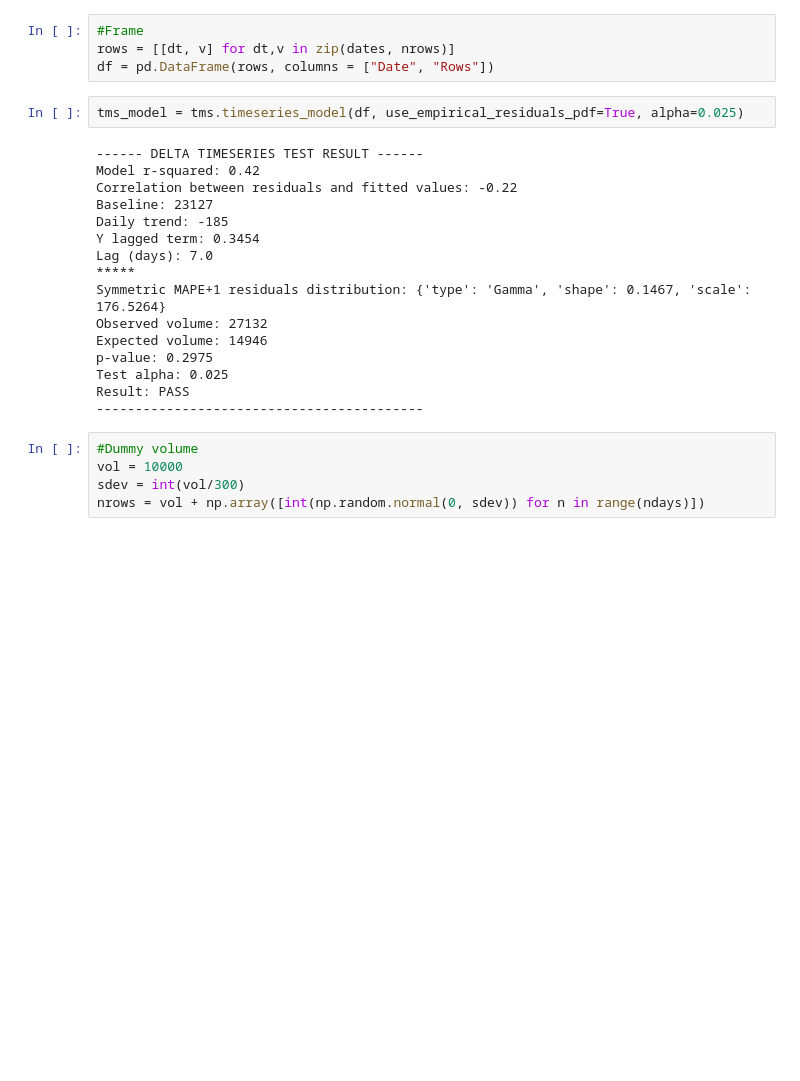
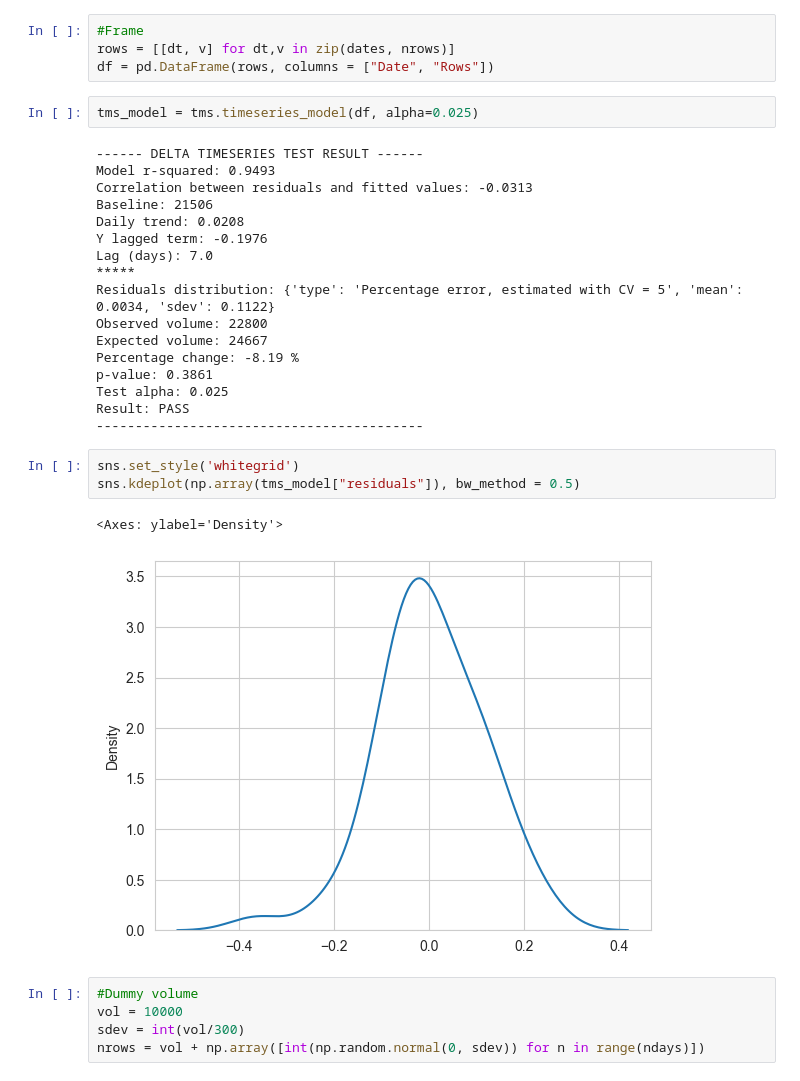
Before and after one commit to c-Stats/delta_test_bnc, a Jupyter notebook: notebooks/dev_notebook.ipynb, the cells around one changed output. Cells and saved outputs as stored; diff of their text form; blank space fills up the shorter version.

Commit message:
weighted last squares

```diff
--- a/notebooks/dev_notebook.ipynb
+++ b/notebooks/dev_notebook.ipynb
@@ -73,23 +81,30 @@ plt.plot(np.flip(nrows))
 rows = [[dt, v] for dt,v in zip(dates, nrows)]
 df = pd.DataFrame(rows, columns = ["Date", "Rows"])
 # %%
-tms_model = tms.timeseries_model(df, use_empirical_residuals_pdf=True, alpha=0.025)
+tms_model = tms.timeseries_model(df, alpha=0.025)
 # %% [output]
 ------ DELTA TIMESERIES TEST RESULT ------
-Model r-squared: 0.42
-Correlation between residuals and fitted values: -0.22
-Baseline: 23127
-Daily trend: -185
-Y lagged term: 0.3454
+Model r-squared: 0.9493
+Correlation between residuals and fitted values: -0.0313
+Baseline: 21506
+Daily trend: 0.0208
+Y lagged term: -0.1976
 Lag (days): 7.0
 *****
-Symmetric MAPE+1 residuals distribution: {'type': 'Gamma', 'shape': 0.1467, 'scale': 176.5264}
-Observed volume: 27132
-Expected volume: 14946
-p-value: 0.2975
+Residuals distribution: {'type': 'Percentage error, estimated with CV = 5', 'mean': 0.0034, 'sdev': 0.1122}
+Observed volume: 22800
+Expected volume: 24667
+Percentage change: -8.19 %
+p-value: 0.3861
 Test alpha: 0.025
 Result: PASS
 ------------------------------------------
+# %%
+sns.set_style('whitegrid')
+sns.kdeplot(np.array(tms_model["residuals"]), bw_method = 0.5)
+# %% [output]
+<Axes: ylabel='Density'>
+[figure, added]
 # %%
 #Dummy volume
 vol = 10000
```
Also changed, not shown: parts of 16 cells of this notebook, 2 other files.
